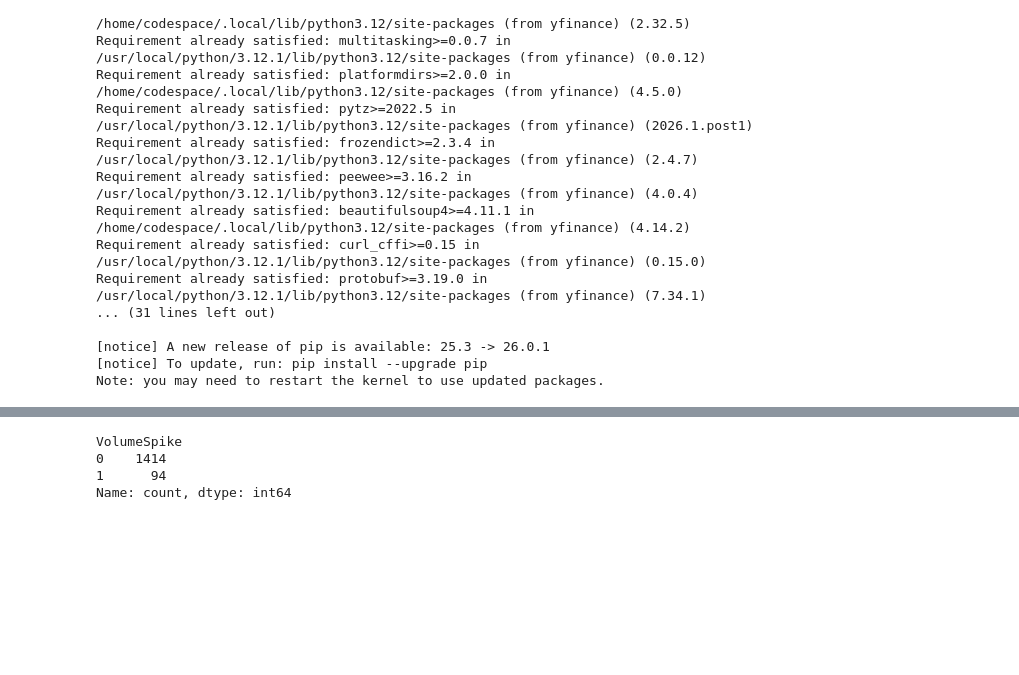
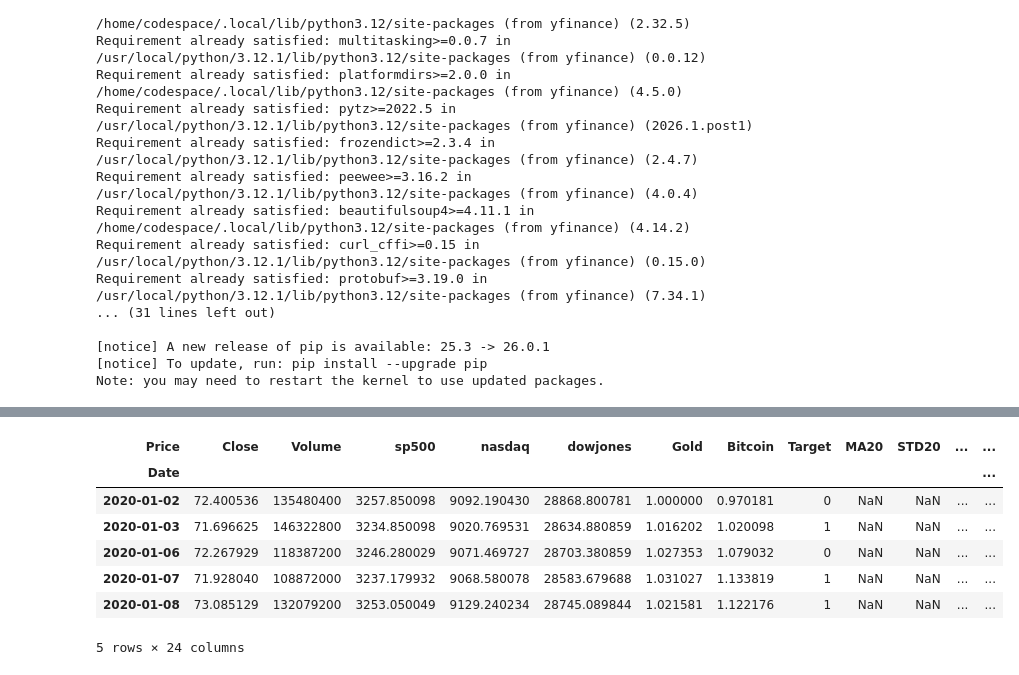
Before and after one commit to timeless81/Stock-Direction-Predictor, a Jupyter notebook: Stocks.ipynb, the cells around one changed output, grey strips where cells are left out. Cells and saved outputs as stored; diff of their text form; code cells hidden in the pictures; blank space fills up the shorter version.

```diff
--- a/Stocks.ipynb
+++ b/Stocks.ipynb
@@ -187,10 +205,17 @@ stocks.head()
 # %%
 stocks['VolumeSpike'].value_counts()
+
+
+stocks.head()
 # %% [output]
+| Price | Close | Volume | sp500 | nasdaq | dowjones | Gold | Bitcoin | Target | MA20 | STD20 | ... | ... |
+| Date |  |  |  |  |  |  |  |  |  |  |  | ... |
+| 2020-01-02 | 72.400536 | 135480400 | 3257.850098 | 9092.190430 | 28868.800781 | 1.000000 | 0.970181 | 0 | NaN | NaN | ... | ... |
+| 2020-01-03 | 71.696625 | 146322800 | 3234.850098 | 9020.769531 | 28634.880859 | 1.016202 | 1.020098 | 1 | NaN | NaN | ... | ... |
+| 2020-01-06 | 72.267929 | 118387200 | 3246.280029 | 9071.469727 | 28703.380859 | 1.027353 | 1.079032 | 0 | NaN | NaN | ... | ... |
+| 2020-01-07 | 71.928040 | 108872000 | 3237.179932 | 9068.580078 | 28583.679688 | 1.031027 | 1.133819 | 1 | NaN | NaN | ... | ... |
+| 2020-01-08 | 73.085129 | 132079200 | 3253.050049 | 9129.240234 | 28745.089844 | 1.021581 | 1.122176 | 1 | NaN | NaN | ... | ... |
-VolumeSpike
-0    1414
-1      94
-Name: count, dtype: int64
+5 rows × 24 columns
 # %%
 # Add the seasonality features
 stocks['DayOfWeek'] = stocks.index.dayofweek
```
Also changed, not shown: parts of 14 cells of this notebook.
